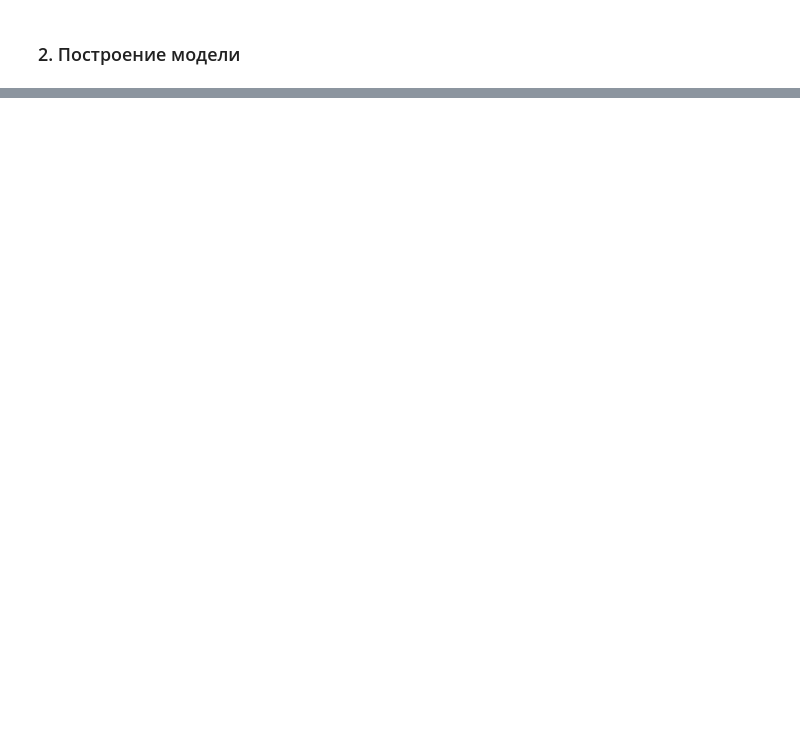
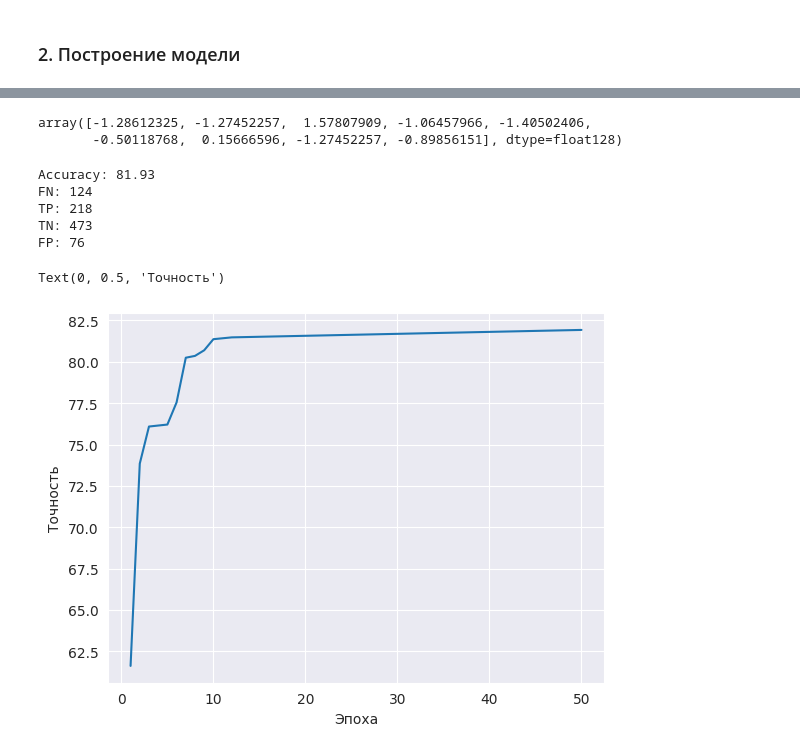
Before and after one commit to eadevlab/gb.curse.mysql, a Jupyter notebook: terver/coursework.ipynb, the cells around one changed output, grey strips where cells are left out. Saved outputs shown, nothing was run; the diff lists cells and outputs as text; code cells hidden in the pictures; blank space fills up the shorter version.

```diff
--- a/terver/coursework.ipynb
+++ b/terver/coursework.ipynb
@@ -208,0 +342,3 @@ X.head()
+# %%
+model = LogRegression(max_epoch=30000, debug=True)
+model.fit(X,y)
@@ -208,0 +349,28 @@ X.head()
+# %%
+model.b
+# %% [output]
+array([-1.28612325, -1.27452257,  1.57807909, -1.06457966, -1.40502406,
+       -0.50118768,  0.15666596, -1.27452257, -0.89856151], dtype=float128)
+# %%
+from sklearn.metrics import confusion_matrix
+y_pred = model.predict(X)
+sk_tn, sk_fp, sk_fn, sk_tp = confusion_matrix(y, y_pred).ravel()
+print("Accuracy: {0}\n"
+      "FN: {1}\n"
+      "TP: {2}\n"
+      "TN: {3}\n"
+      "FP: {4}".format(model.get_accuracy(),sk_fn, sk_tp, sk_tn, sk_fp,))
+# %% [output]
+Accuracy: 81.93
+FN: 124
+TP: 218
+TN: 473
+FP: 76
+# %%
+epoch, accuracy = model.get_accuracy_graph()
+plt.plot(epoch, accuracy)
+plt.xlabel('Эпоха')
+plt.ylabel('Точность')
+# %% [output]
+Text(0, 0.5, 'Точность')
+[figure, added]
```
Also changed, not shown: parts of 16 cells of this notebook.
